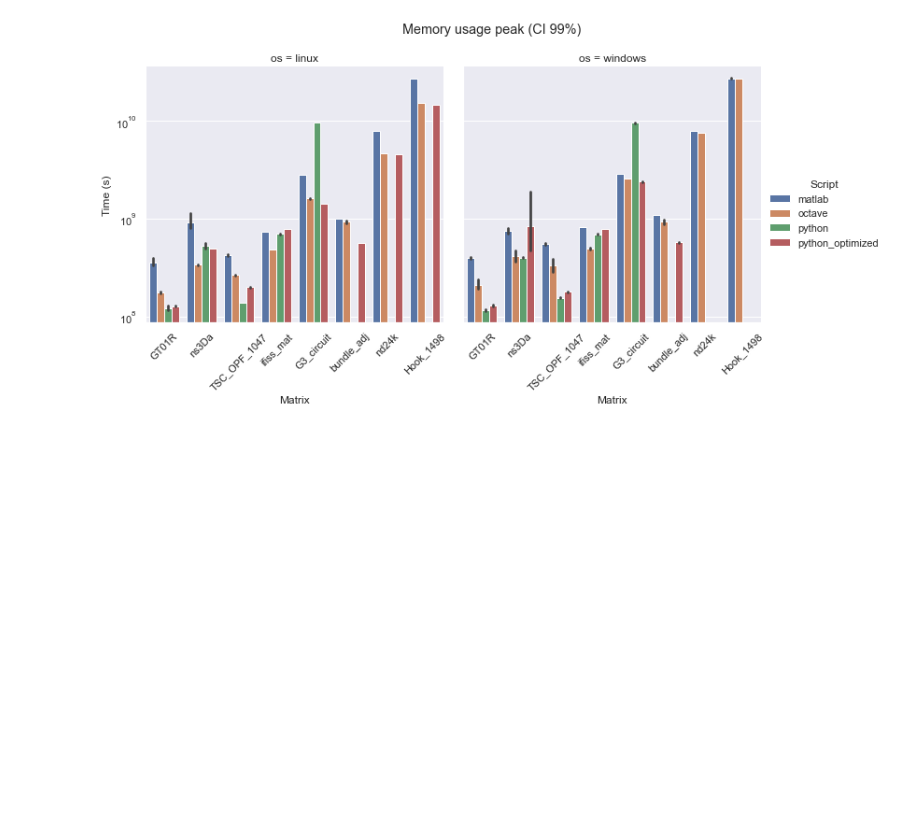
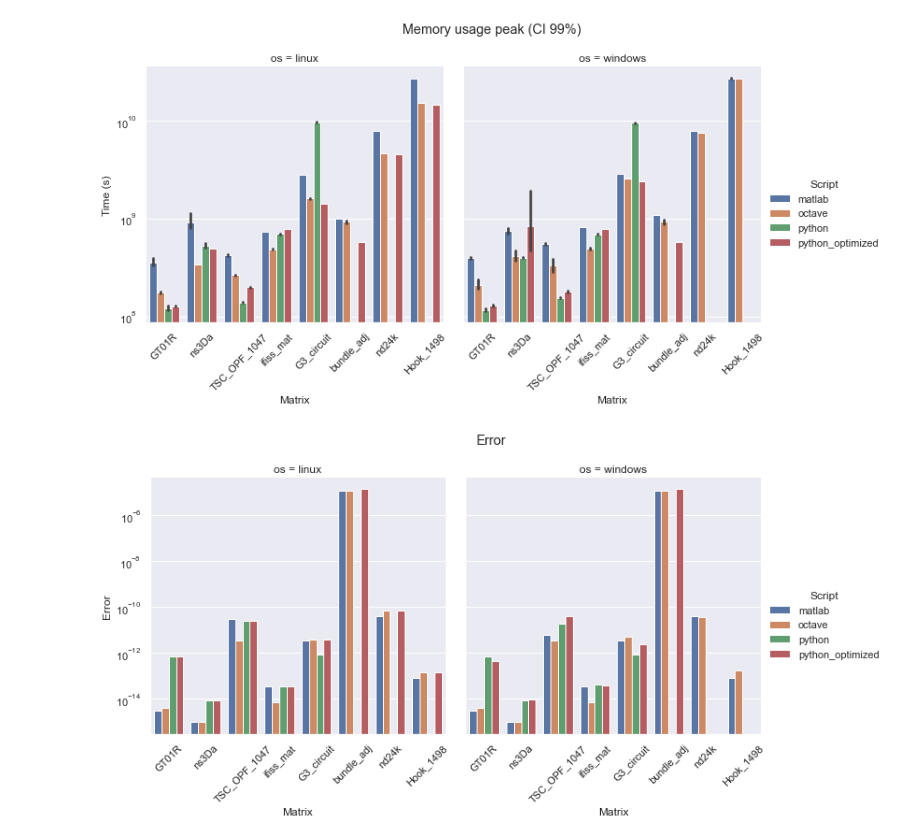
Before and after one commit to AuPath/Progetto-Calcolo-Scientifico, a Jupyter notebook: analysis.ipynb, the cells around one changed output. Cells and saved outputs as stored; diff of their text form; code cells hidden in the pictures; blank space fills up the shorter version.

Commit message:
Plot errore relativo

```diff
--- a/analysis.ipynb
+++ b/analysis.ipynb
@@ -135,3 +135,17 @@ for ax in g.axes.flatten():
 plt.show()
 # %% [output]
 [figure]
+# %%
+g = sns.catplot(x="matrix", y="error", hue="script", col="os", kind='bar', data=df, ci=CI, log=True,
+                 order=order_nnz)
+g.set_axis_labels('Matrix', "Error")
+g.legend.set_title("Script")
+g.fig.subplots_adjust(top=0.85) # adjust the Figure in rp
+g.fig.suptitle(f'Error')
+
+for ax in g.axes.flatten():
+    for tick in ax.get_xticklabels():
+        tick.set(rotation=45)
+plt.show()
+# %% [output]
+[figure, added]
```
